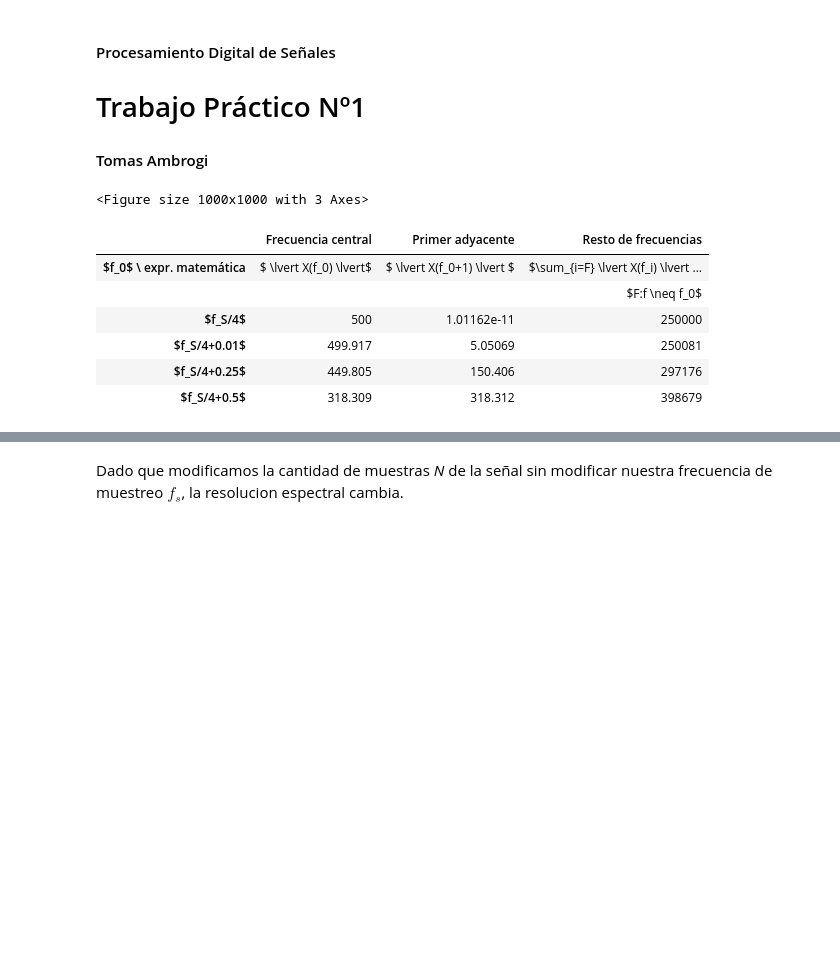
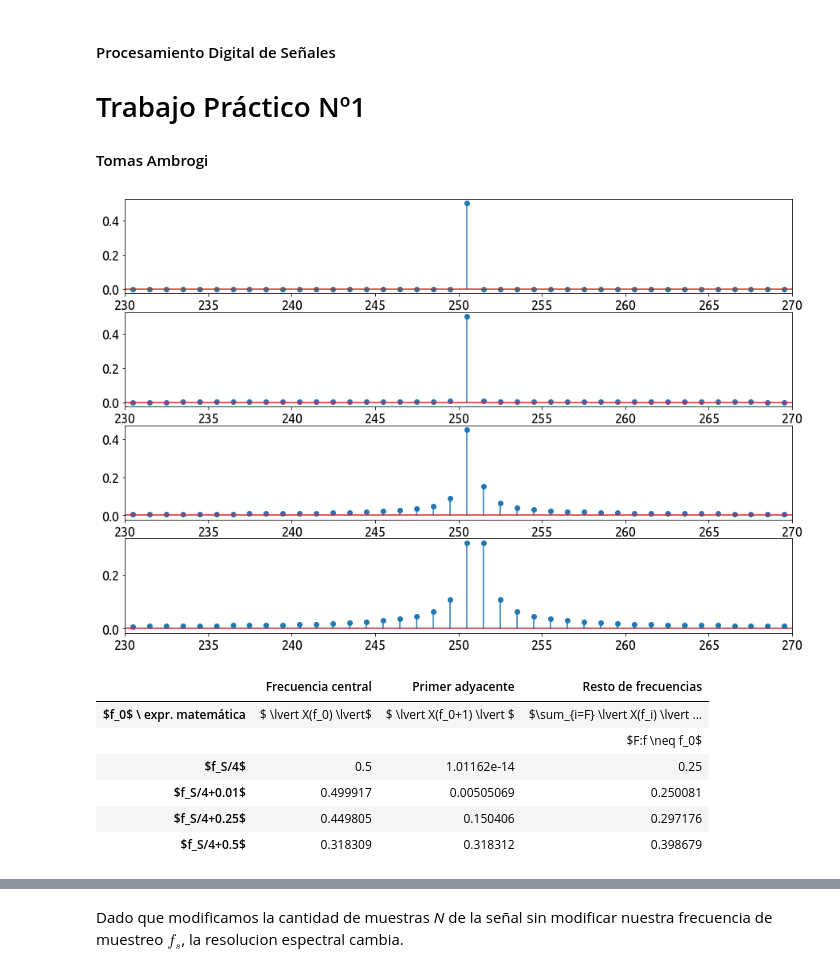
Before and after one commit to tomiambro/gibio, a Jupyter notebook: fourier.ipynb, the cells around one changed output, grey strips where cells are left out. Cells and saved outputs as stored; diff of their text form; code cells hidden in the pictures; blank space fills up the shorter version.

```diff
--- a/fourier.ipynb
+++ b/fourier.ipynb
@@ -13,7 +13,7 @@ import matplotlib as mpl
 #%%  Inicialización de librerías
 # Setup inline graphics: Esto lo hacemos para que el tamaño de la salida,
 # sea un poco más adecuada al tamaño del documento
-mpl.rcParams['figure.figsize'] = (10,10)
+mpl.rcParams['figure.figsize'] = (15,10)
 
 import matplotlib.pyplot as plt
 
@@ -45,28 +45,35 @@ fd = [0,0.01,0.25,0.5]
 ts = 1/fs # tiempo de muestreo
 df = fs/N # resolución espectral
 
-ff = np.linspace(-N/2, (N/2)*df, N).flatten()
+ff = np.linspace(0, (N/2)*df, N/2).flatten()
 
 [tt, s0] = generador_senoidal(fs, fo + fd[0], N)
 [tt, s1] = generador_senoidal(fs, fo + fd[1], N)
 [tt, s2] = generador_senoidal(fs, fo + fd[2], N)
 [tt, s3] = generador_senoidal(fs, fo + fd[3], N)
 
-S0 = np.fft.fft(s0)
-S1 = np.fft.fft(s1)
-S2 = np.fft.fft(s2)
-S3 = np.fft.fft(s3)
+S0 = np.fft.fft(s0) / N
+S1 = np.fft.fft(s1) / N
+S2 = np.fft.fft(s2) / N
+S3 = np.fft.fft(s3) / N
 M0 = (fo + fd[0]) * N / fs
 M1 = (fo + fd[1]) * N / fs
 M2 = (fo + fd[2]) * N / fs
 M3 = (fo + fd[3]) * N / fs
 
-plt.subplot(311)
-plt.plot(ff, np.abs(S1))
-plt.subplot(312)
-plt.plot(ff, np.abs(S2))
-plt.subplot(313)
-plt.plot(ff, np.abs(S3))
+
+plt.subplot(411)
+plt.xlim(230,270)
+plt.stem(ff, np.abs(S0[:int(N/2)]))
+plt.subplot(412)
+plt.xlim(230,270)
+plt.stem(ff, np.abs(S1[:int(N/2)]))
+plt.subplot(413)
+plt.xlim(230,270)
+plt.stem(ff, np.abs(S2[:int(N/2)]))
+plt.subplot(414)
+plt.xlim(230,270)
+plt.stem(ff, np.abs(S3[:int(N/2)]))
 plt.show()
 
 
@@ -104,38 +111,38 @@ for x in range(int(N)):
     if x != int(M1):
         aux += np.power(np.abs(S1[int(x)]), 2)
 tus_resultados[3][2] = aux
 
 aux = 0
 
 for x in range(int(N)):
     if x != int(M2):
         aux += np.power(np.abs(S2[int(x)]), 2)
 tus_resultados[4][2] = aux
 
 aux = 0
 
 for x in range(int(N)):
     if x != int(M3):
         aux += np.power(np.abs(S3[int(x)]), 2)
 tus_resultados[5][2] = aux
 
 df = DataFrame(tus_resultados, columns=['Frecuencia central', 'Primer adyacente', 'Resto de frecuencias'],
                index=['$f_0$ \ expr. matemática',
                       '',
                       '$f_S/4$',
                       '$f_S/4+0.01$',
                       '$f_S/4+0.25$',
                       '$f_S/4+0.5$'])
 HTML(df.to_html())
 # %% [output]
-<Figure size 1000x1000 with 3 Axes>
+[figure, added]
 |  | Frecuencia central | Primer adyacente | Resto de frecuencias |
 | $f_0$ \ expr. matemática | $ \lvert X(f_0) \lvert$ | $ \lvert X(f_0+1) \lvert $ | $\sum_{i=F} \lvert X(f_i) \lvert ... |
 |  |  |  | $F:f \neq f_0$ |
-| $f_S/4$ | 500 | 1.01162e-11 | 250000 |
-| $f_S/4+0.01$ | 499.917 | 5.05069 | 250081 |
-| $f_S/4+0.25$ | 449.805 | 150.406 | 297176 |
-| $f_S/4+0.5$ | 318.309 | 318.312 | 398679 |
+| $f_S/4$ | 0.5 | 1.01162e-14 | 0.25 |
+| $f_S/4+0.01$ | 0.499917 | 0.00505069 | 0.250081 |
+| $f_S/4+0.25$ | 0.449805 | 0.150406 | 0.297176 |
+| $f_S/4+0.5$ | 0.318309 | 0.318312 | 0.398679 |
 # %%
 Mj = [int(N/10), N, 10*N]
 
```
Also changed, not shown: parts of 2 cells of this notebook.
